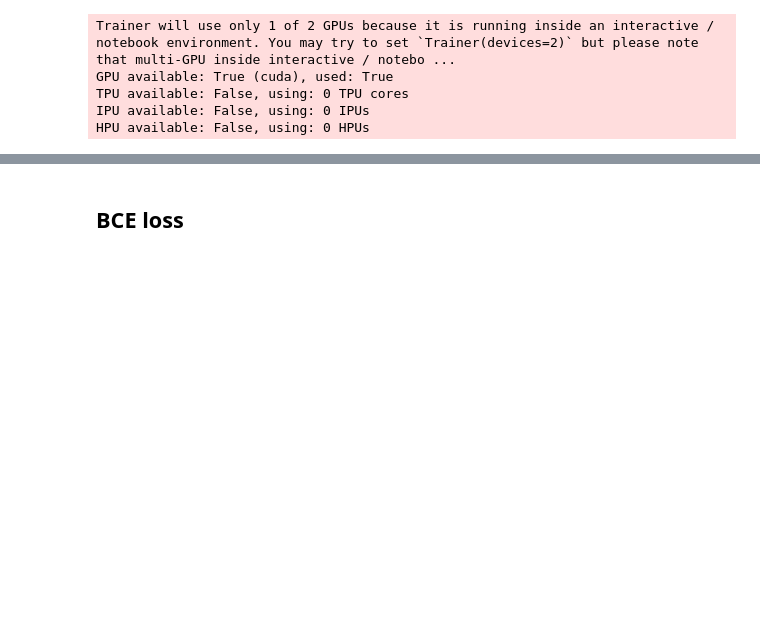
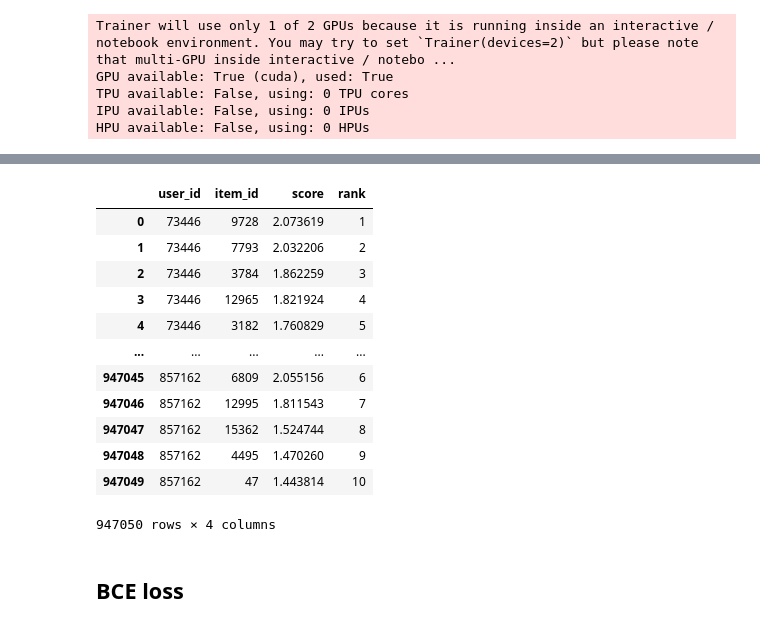
Before and after one commit to MobileTeleSystems/RecTools, a Jupyter notebook: examples/sasrec_metrics_comp.ipynb, the cells around one changed output, grey strips where cells are left out. Saved outputs shown, nothing was run; the diff lists cells and outputs as text; code cells hidden in the pictures; blank space fills up the shorter version.

```diff
--- a/examples/sasrec_metrics_comp.ipynb
+++ b/examples/sasrec_metrics_comp.ipynb
@@ -201,4 +202,20 @@ features_results
   'model': 'softmax'}]
+# %%
+recos
+# %% [output]
+|  | user_id | item_id | score | rank |
+| 0 | 73446 | 9728 | 2.073619 | 1 |
+| 1 | 73446 | 7793 | 2.032206 | 2 |
+| 2 | 73446 | 3784 | 1.862259 | 3 |
+| 3 | 73446 | 12965 | 1.821924 | 4 |
+| 4 | 73446 | 3182 | 1.760829 | 5 |
+| ... | ... | ... | ... | ... |
+| 947045 | 857162 | 6809 | 2.055156 | 6 |
+| 947046 | 857162 | 12995 | 1.811543 | 7 |
+| 947047 | 857162 | 15362 | 1.524744 | 8 |
+| 947048 | 857162 | 4495 | 1.470260 | 9 |
+| 947049 | 857162 | 47 | 1.443814 | 10 |
+947050 rows × 4 columns
 # %% [markdown]
 ## BCE loss
 # %%
```
Also changed, not shown: parts of 33 cells of this notebook, 19 other files.
